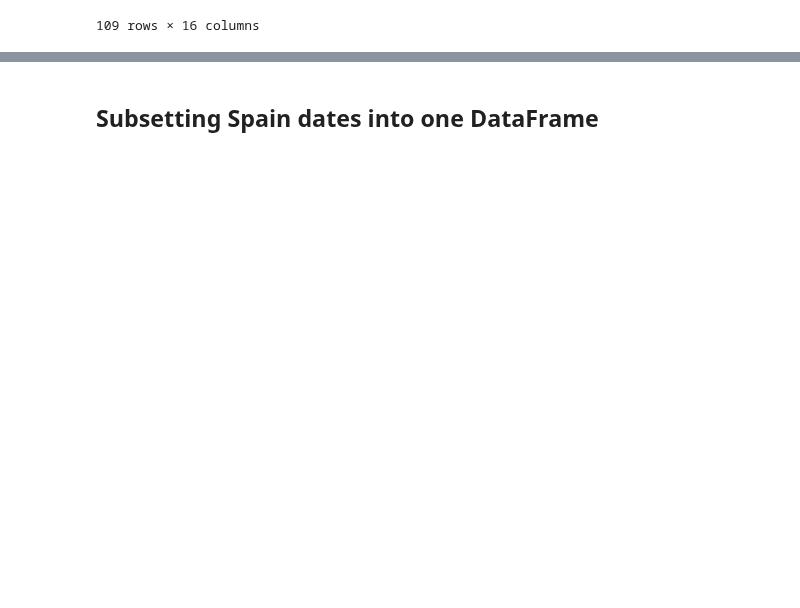
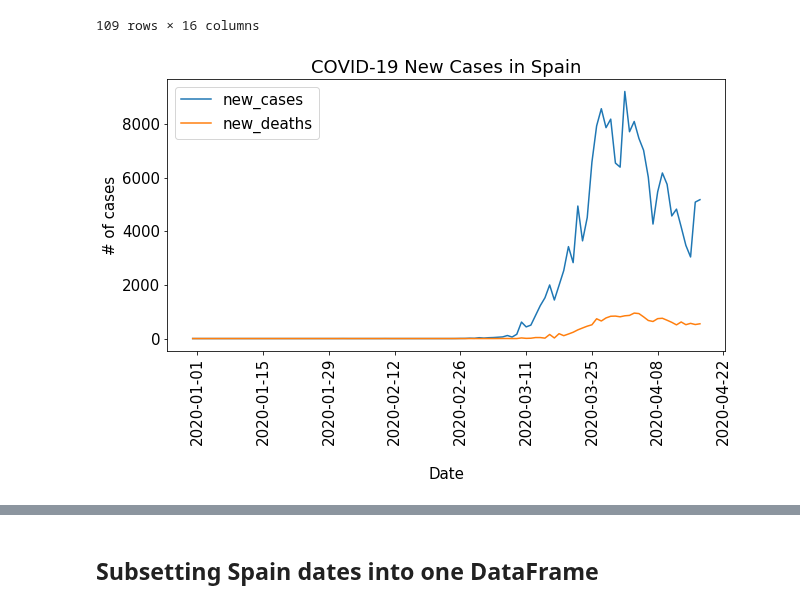
Before and after one commit to ta-data-bcn/Project-Week-3-Data-Thieves, a Jupyter notebook: your-project/Gareth Hughes/COVID-19.ipynb, the cells around one changed output, grey strips where cells are left out. Cells and saved outputs as stored; diff of their text form; code cells hidden in the pictures; blank space fills up the shorter version.

```diff
--- a/your-project/Gareth Hughes/COVID-19.ipynb
+++ b/your-project/Gareth Hughes/COVID-19.ipynb
@@ -306,2 +320,5 @@ panel_data
 # %%
 spain = df[df['location'] == 'Spain']
+# %%
+spain['date'] = pd.to_datetime(spain['date'])
+spain.dtypes
@@ -321,3 +361,17 @@ spain
 | 3427 | ESP | Spain | 2020-04-16 | 177633 | 5092 | 18579 | 523 | 3799.248 | ... |
 | 3428 | ESP | Spain | 2020-04-17 | 182816 | 5183 | 19130 | 551 | 3910.103 | ... |
 109 rows × 16 columns
+# %%
+plt.plot(spain['date'], spain['new_cases'])
+plt.plot(spain['date'], spain['new_deaths'])
+plt.title("COVID-19 New Cases in Spain")
+plt.xlabel('\nDate')
+ax.xaxis.set_major_locator(mdates.MonthLocator(interval = 10))
+plt.xticks(rotation = 90)
+plt.ylabel('# of cases')
+plt.legend(loc='upper left')
+plt.gcf().set_size_inches(10,5)
+
+plt.savefig('Spain NewCasesNewDeaths', bbox_inches='tight')
+# %% [output]
+[figure, added]
```
Also changed, not shown: parts of 7 cells of this notebook, 3 other files.
